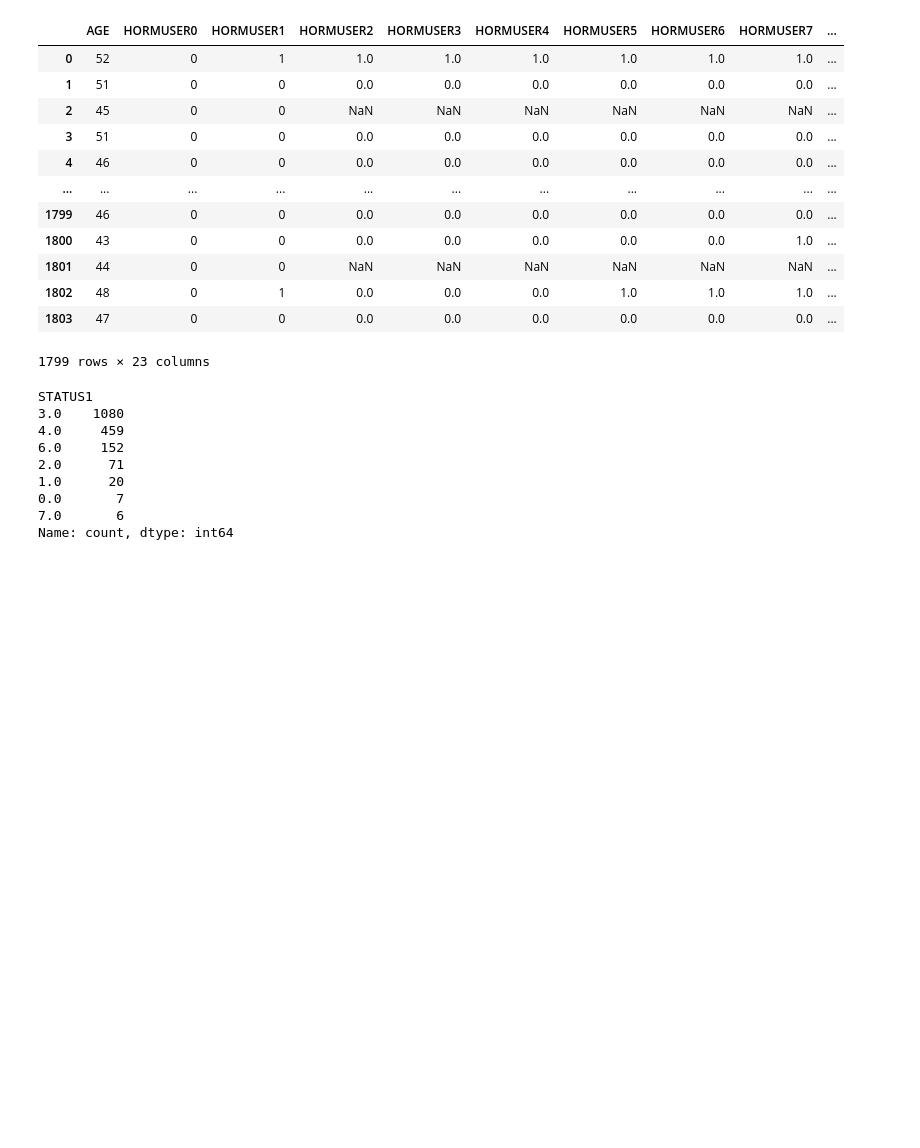
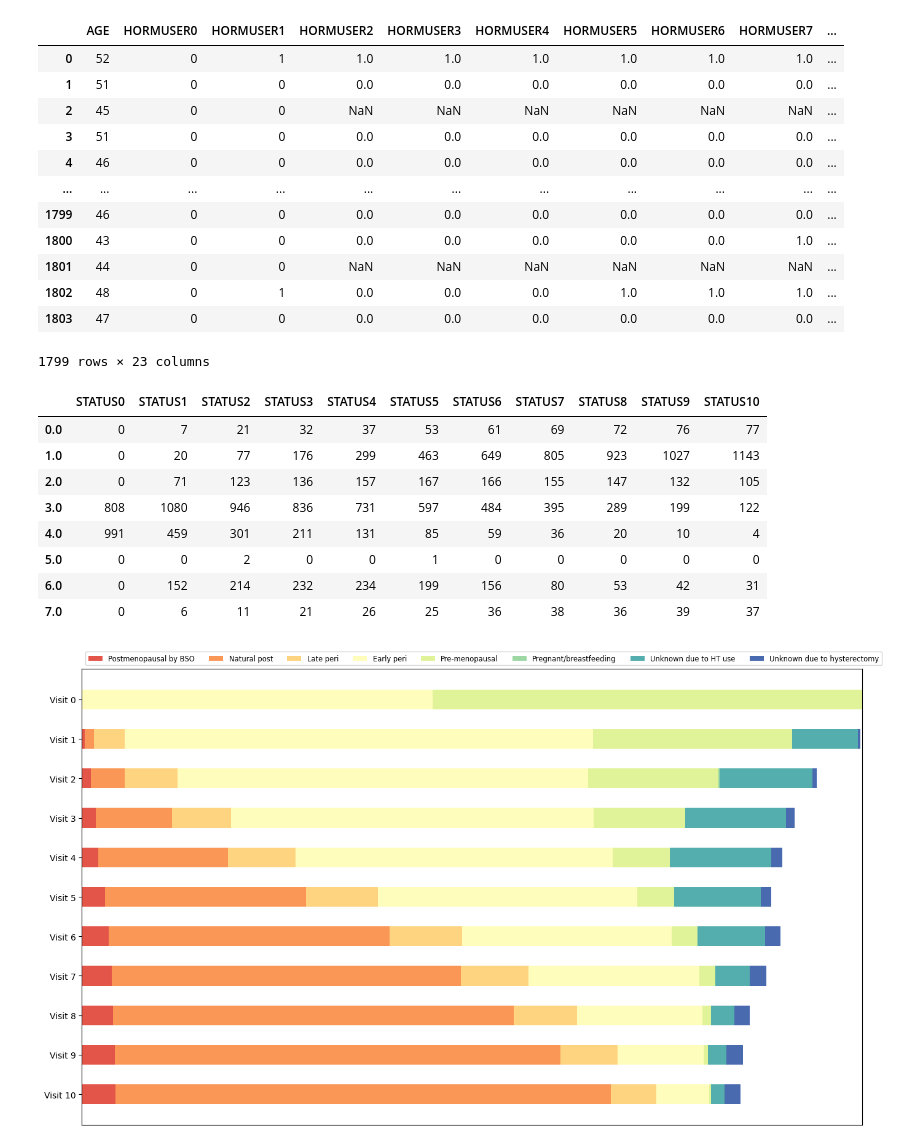
Before and after one commit to c6shi/hormone-use-bmd, a Jupyter notebook: tlfs.ipynb, the cells around one changed output. Drawn from its saved outputs; the diff is of its cells as text; code cells hidden in the pictures; blank space fills up the shorter version.

Commit message:
plots and more LMTP

```diff
--- a/tlfs.ipynb
+++ b/tlfs.ipynb
@@ -195,14 +195,39 @@ data_no_null_hormuser[["AGE"] + hormuser + status_cols]
 | 1803 | 47 | 0 | 0 | 0.0 | 0.0 | 0.0 | 0.0 | 0.0 | 0.0 | ... |
 1799 rows × 23 columns
 # %%
-data_no_null_hormuser["STATUS1"].value_counts()
+women_per_status_at_visit = data_no_null_hormuser[status_cols].apply(lambda col: col.value_counts()).fillna(0).astype(int)
+women_per_status_at_visit
 # %% [output]
-STATUS1
-3.0    1080
-4.0     459
-6.0     152
-2.0      71
-1.0      20
-0.0       7
-7.0       6
-Name: count, dtype: int64
+|  | STATUS0 | STATUS1 | STATUS2 | STATUS3 | STATUS4 | STATUS5 | STATUS6 | STATUS7 | STATUS8 | STATUS9 | STATUS10 |
+| 0.0 | 0 | 7 | 21 | 32 | 37 | 53 | 61 | 69 | 72 | 76 | 77 |
+| 1.0 | 0 | 20 | 77 | 176 | 299 | 463 | 649 | 805 | 923 | 1027 | 1143 |
+| 2.0 | 0 | 71 | 123 | 136 | 157 | 167 | 166 | 155 | 147 | 132 | 105 |
+| 3.0 | 808 | 1080 | 946 | 836 | 731 | 597 | 484 | 395 | 289 | 199 | 122 |
+| 4.0 | 991 | 459 | 301 | 211 | 131 | 85 | 59 | 36 | 20 | 10 | 4 |
+| 5.0 | 0 | 0 | 2 | 0 | 0 | 1 | 0 | 0 | 0 | 0 | 0 |
+| 6.0 | 0 | 152 | 214 | 232 | 234 | 199 | 156 | 80 | 53 | 42 | 31 |
+| 7.0 | 0 | 6 | 11 | 21 | 26 | 25 | 36 | 38 | 36 | 39 | 37 |
+# %%
+status_labels = ["Postmenopausal by BSO", "Natural post", "Late peri", "Early peri",
+                 "Pre-menopausal", "Pregnant/breastfeeding", "Unknown due to HT use", "Unknown due to hysterectomy"]
+status_colors = plt.colormaps["Spectral"](np.linspace(0.15, 0.95, women_per_status_at_visit.shape[0]))
+
+fig, ax = plt.subplots(figsize=(15, 8))
+ax.invert_yaxis()
+ax.xaxis.set_visible(False)
+ax.set_xlim(0, women_per_status_at_visit.sum(axis=0).max())
+
+for i, (colname, color) in enumerate(zip(status_labels, status_colors)):
+    widths = women_per_status_at_visit.iloc[i, :]
+    starts = women_per_status_at_visit.cumsum(axis=0).iloc[i, :] - widths
+    rects = ax.barh(visits, widths, left=starts, height=0.5, label=colname, color=color)
+    r, g, b, _ = color
+    text_color = "white" if r*g*b < 0.5 else "darkgrey"
+    # ax.bar_label(rects, label_type = "center", color=text_color)
+
+ax.legend(ncols=women_per_status_at_visit.shape[0], bbox_to_anchor=(0, 1), loc="lower left", fontsize="small")
+plt.tight_layout()
+plt.savefig("plots/no_of_women_per_status_per_visit.png")
+plt.show()
+# %% [output]
+[figure, added]
```
Also changed, not shown: parts of 1 cell of this notebook, 10 other files.
